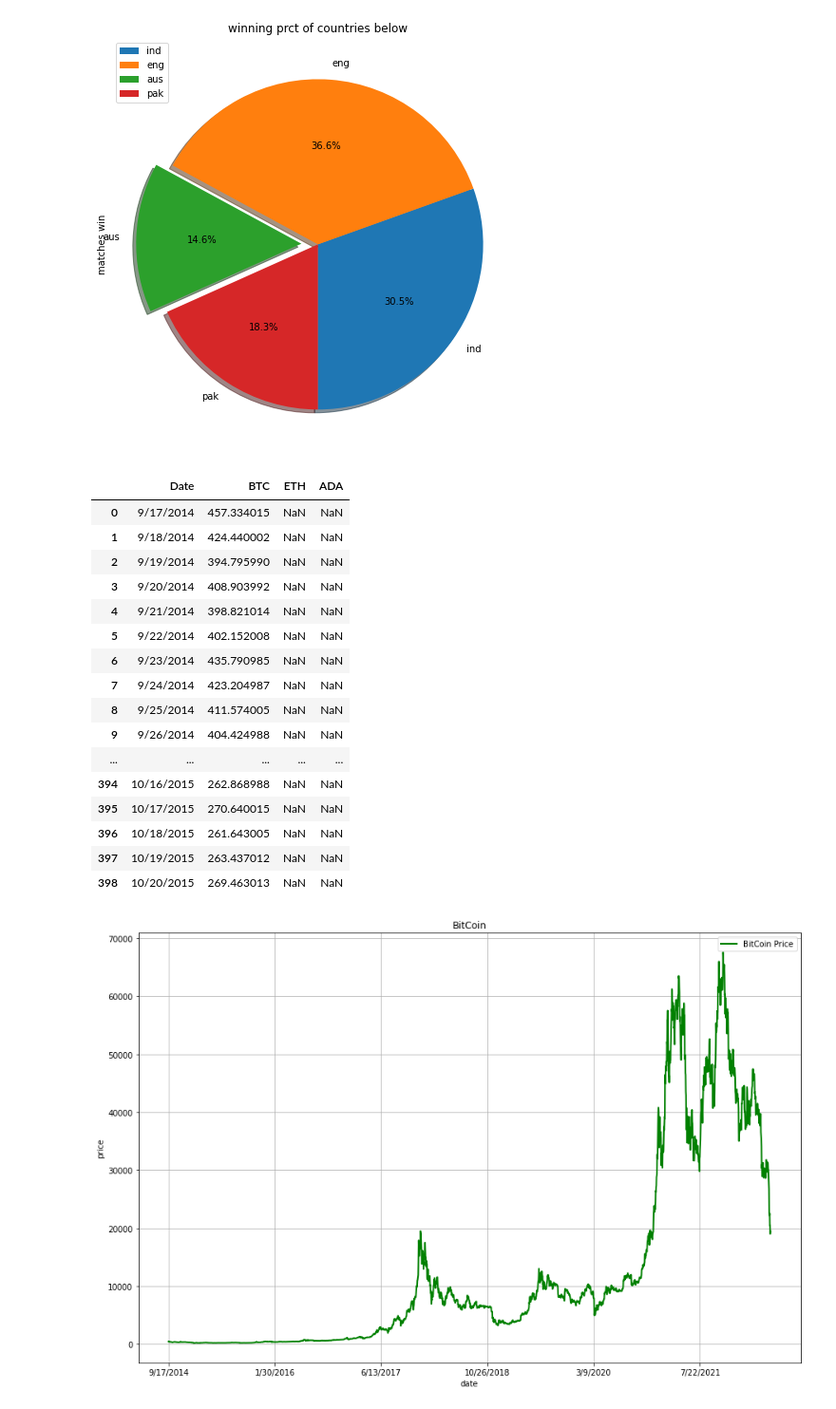
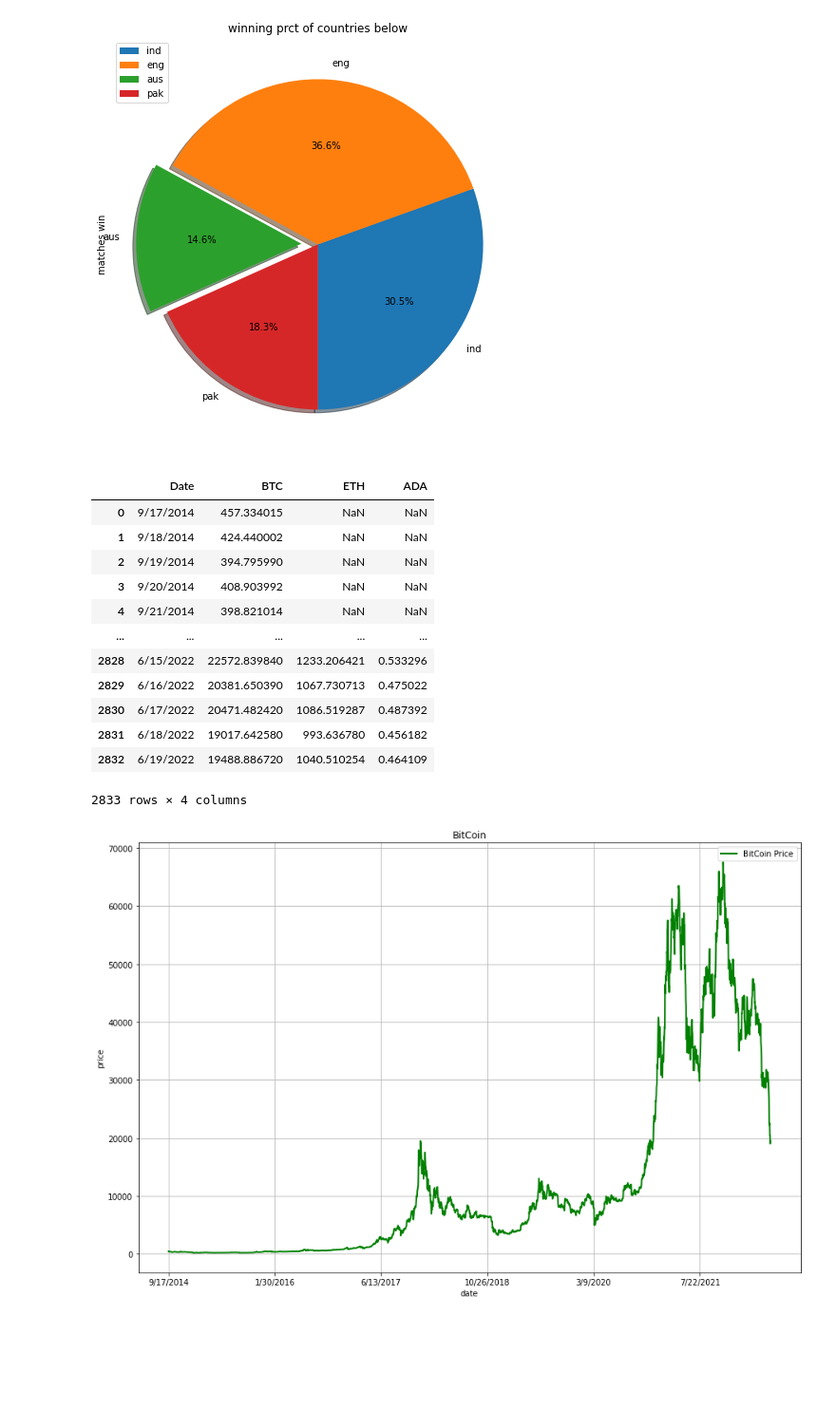
Before and after one commit to KOMPALALOKESH/data-science-project, a Jupyter notebook: data_visualization.ipynb, the cells around one changed output. Shown at 95% size. Cells and saved outputs as stored; diff of their text form; code cells hidden in the pictures; blank space fills up the shorter version.

```diff
--- a/data_visualization.ipynb
+++ b/data_visualization.ipynb
@@ -22,28 +22,24 @@ plt.title("winning prct of countries below")
 Text(0.5, 1.0, 'winning prct of countries below')
 [figure]
 # %%
-# pd.set_option('display.max_columns',None)
-# pd.set_option('display.max_rows',None)
+pd.set_option('display.max_columns',None)
+pd.set_option('display.max_rows',10)
 df = pd.read_csv('crypto_daily_prices.csv')
 df
 # %% [output]
 |  | Date | BTC | ETH | ADA |
 | 0 | 9/17/2014 | 457.334015 | NaN | NaN |
 | 1 | 9/18/2014 | 424.440002 | NaN | NaN |
 | 2 | 9/19/2014 | 394.795990 | NaN | NaN |
 | 3 | 9/20/2014 | 408.903992 | NaN | NaN |
 | 4 | 9/21/2014 | 398.821014 | NaN | NaN |
-| 5 | 9/22/2014 | 402.152008 | NaN | NaN |
-| 6 | 9/23/2014 | 435.790985 | NaN | NaN |
-| 7 | 9/24/2014 | 423.204987 | NaN | NaN |
-| 8 | 9/25/2014 | 411.574005 | NaN | NaN |
-| 9 | 9/26/2014 | 404.424988 | NaN | NaN |
 | ... | ... | ... | ... | ... |
-| 394 | 10/16/2015 | 262.868988 | NaN | NaN |
-| 395 | 10/17/2015 | 270.640015 | NaN | NaN |
-| 396 | 10/18/2015 | 261.643005 | NaN | NaN |
-| 397 | 10/19/2015 | 263.437012 | NaN | NaN |
-| 398 | 10/20/2015 | 269.463013 | NaN | NaN |
+| 2828 | 6/15/2022 | 22572.839840 | 1233.206421 | 0.533296 |
+| 2829 | 6/16/2022 | 20381.650390 | 1067.730713 | 0.475022 |
+| 2830 | 6/17/2022 | 20471.482420 | 1086.519287 | 0.487392 |
+| 2831 | 6/18/2022 | 19017.642580 | 993.636780 | 0.456182 |
+| 2832 | 6/19/2022 | 19488.886720 | 1040.510254 | 0.464109 |
+2833 rows × 4 columns
 # %%
 df.plot(x='Date',y='BTC',label='BitCoin Price',color='g',linewidth=2,figsize=(15,10))
 plt.ylabel('price')
```
Also changed, not shown: parts of 2 cells of this notebook.
